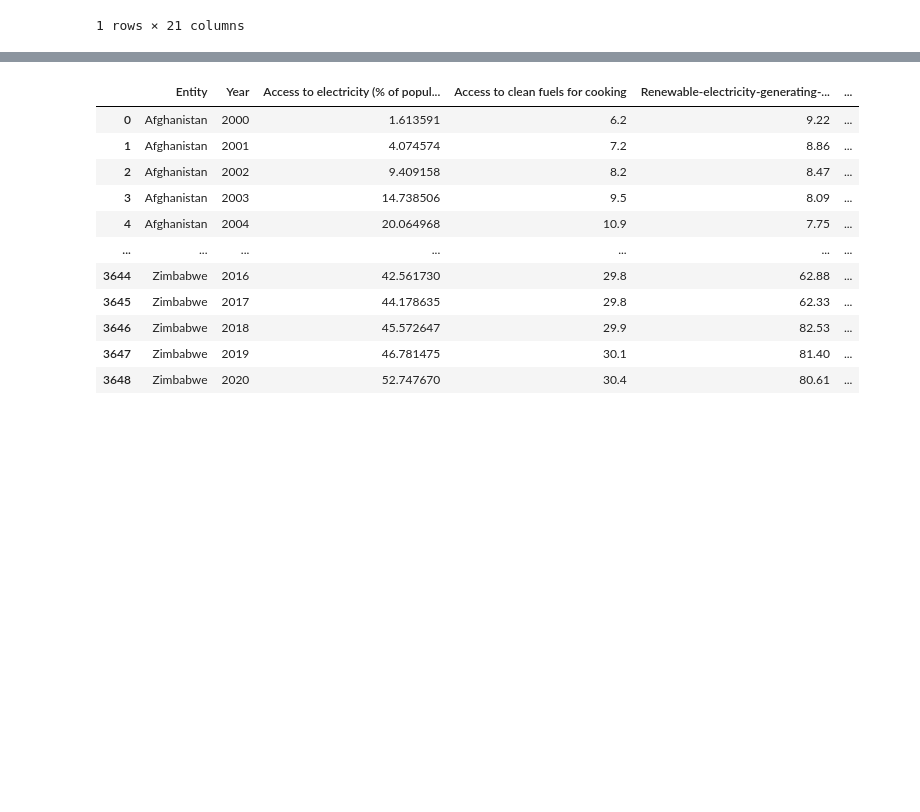
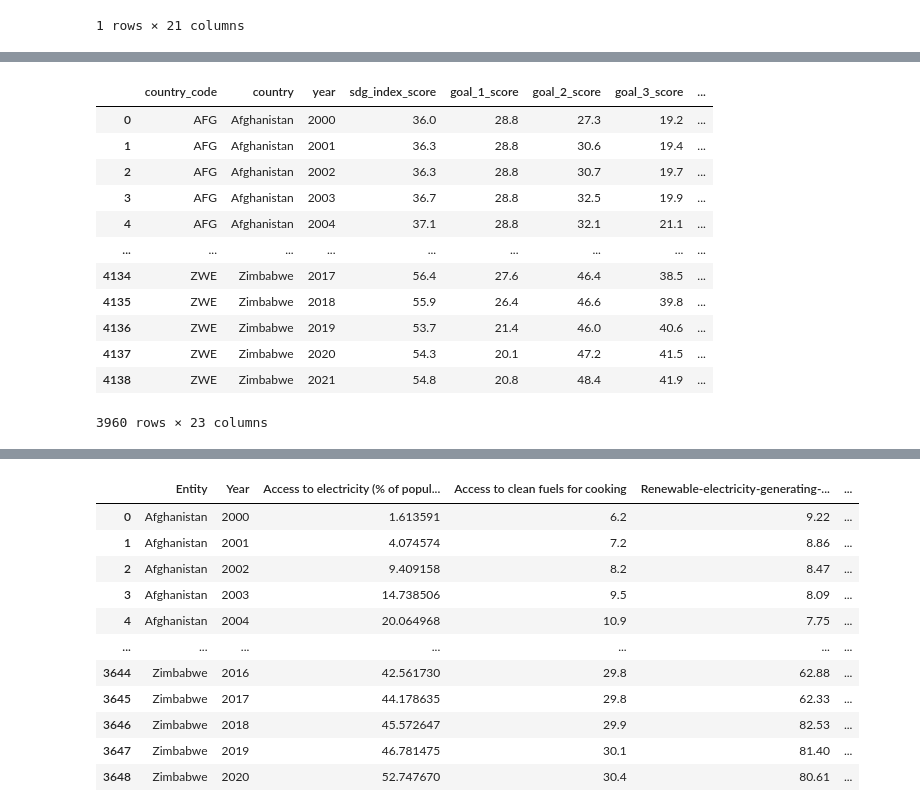
Before and after one commit to gondimjoaom/IA024, a Jupyter notebook: EDA.ipynb, the cells around one changed output, grey strips where cells are left out. Saved outputs shown, nothing was run; the diff lists cells and outputs as text; code cells hidden in the pictures; blank space fills up the shorter version.

```diff
--- a/EDA.ipynb
+++ b/EDA.ipynb
@@ -99,0 +122,16 @@ goal_17_score 0.6097763162605293
+# %%
+new_data1
+# %% [output]
+|  | country_code | country | year | sdg_index_score | goal_1_score | goal_2_score | goal_3_score | ... |
+| 0 | AFG | Afghanistan | 2000 | 36.0 | 28.8 | 27.3 | 19.2 | ... |
+| 1 | AFG | Afghanistan | 2001 | 36.3 | 28.8 | 30.6 | 19.4 | ... |
+| 2 | AFG | Afghanistan | 2002 | 36.3 | 28.8 | 30.7 | 19.7 | ... |
+| 3 | AFG | Afghanistan | 2003 | 36.7 | 28.8 | 32.5 | 19.9 | ... |
+| 4 | AFG | Afghanistan | 2004 | 37.1 | 28.8 | 32.1 | 21.1 | ... |
+| ... | ... | ... | ... | ... | ... | ... | ... | ... |
+| 4134 | ZWE | Zimbabwe | 2017 | 56.4 | 27.6 | 46.4 | 38.5 | ... |
+| 4135 | ZWE | Zimbabwe | 2018 | 55.9 | 26.4 | 46.6 | 39.8 | ... |
+| 4136 | ZWE | Zimbabwe | 2019 | 53.7 | 21.4 | 46.0 | 40.6 | ... |
+| 4137 | ZWE | Zimbabwe | 2020 | 54.3 | 20.1 | 47.2 | 41.5 | ... |
+| 4138 | ZWE | Zimbabwe | 2021 | 54.8 | 20.8 | 48.4 | 41.9 | ... |
+3960 rows × 23 columns
```
Also changed, not shown: parts of 7 cells of this notebook.
